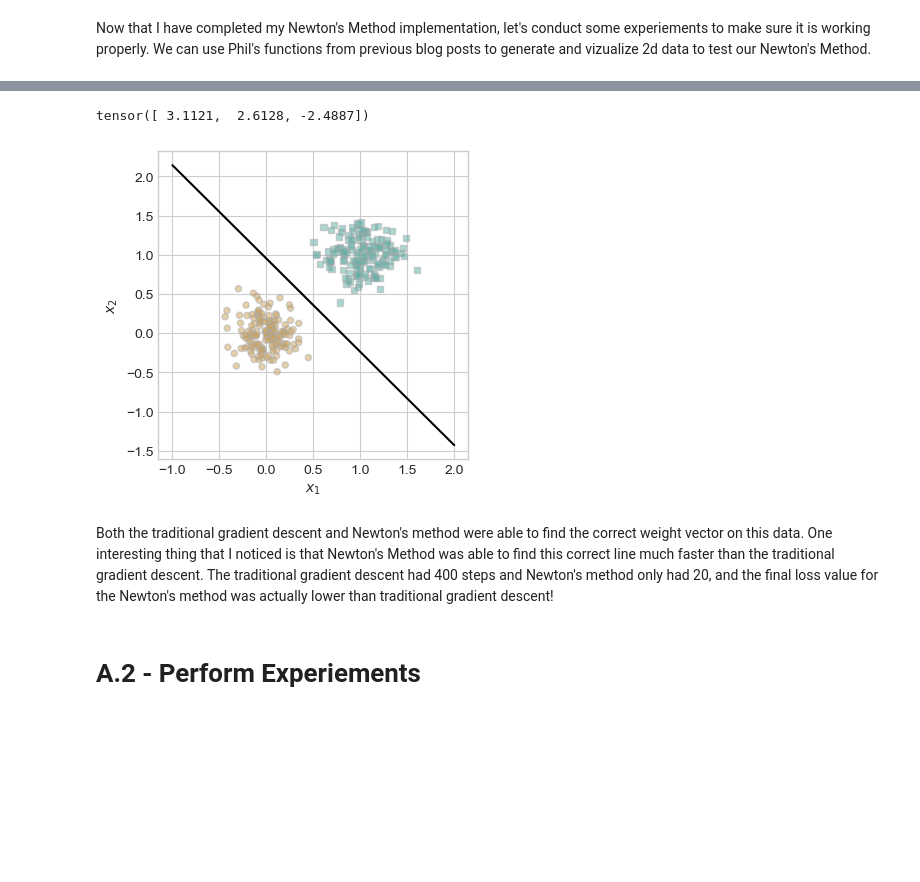
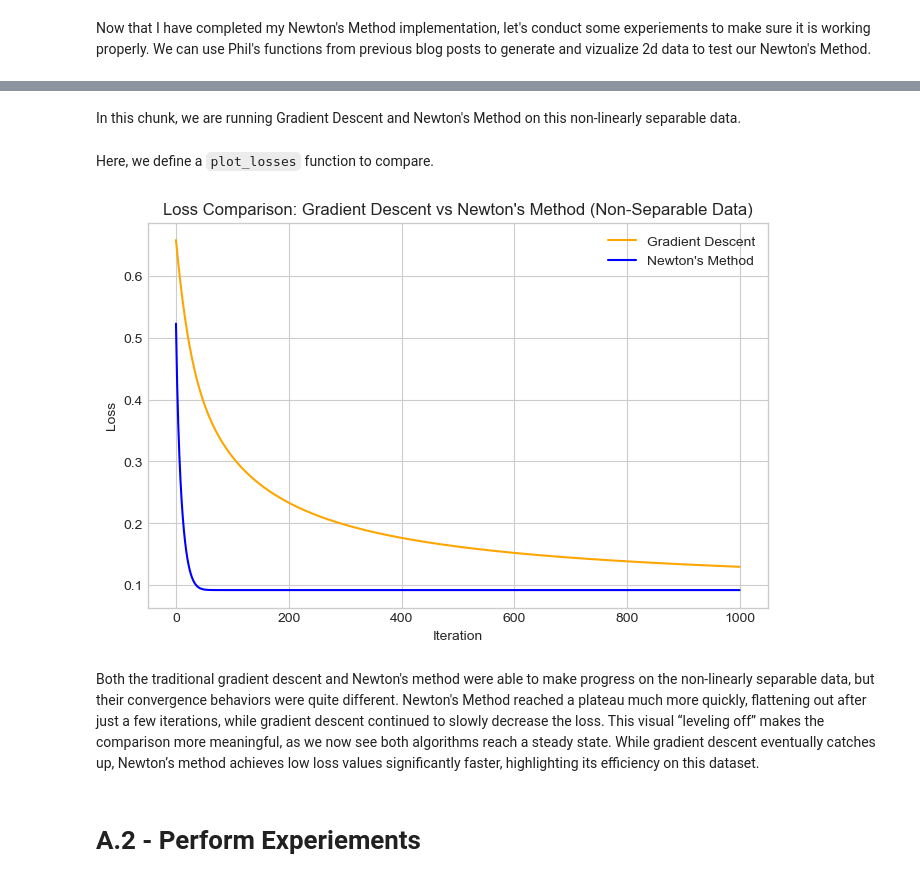
Before and after one commit to jacksonbhanson7/jacksonbhanson7.github.io, a Jupyter notebook: posts/Advanced Optimization: Newton’s Method and Adam/index.ipynb, the cells around one changed output, grey strips where cells are left out. Saved outputs shown, nothing was run; the diff lists cells and outputs as text; code cells hidden in the pictures; blank space fills up the shorter version.

```diff
--- a/posts/Advanced Optimization: Newton’s Method and Adam/index.ipynb
+++ b/posts/Advanced Optimization: Newton’s Method and Adam/index.ipynb
@@ -115,14 +64,45 @@ labs = plt.gca().set(xlabel = "Newton's Method Logistic Regression Iteration (Up
-# %%
-
-fig, ax = plt.subplots(1, 1, figsize = (4, 4))
-plot_data(X, y, ax)
-draw_line(LR.w, x_min = -1, x_max = 2, ax = ax, color = "black")
-LR.w
-# %% [output]
-tensor([ 3.1121,  2.6128, -2.4887])
-[figure, removed]
-# %% [markdown]
-Both the traditional gradient descent and Newton's method were able to find the correct weight vector on this data. One interesting thing that I noticed is that Newton's Method was able to find this correct line much faster than the traditional gradient descent. The traditional gradient descent had 400 steps and Newton's method only had 20, and the final loss value for the Newton's method was actually lower than traditional gradient descent!
+# %% [markdown]
+In this chunk, we are running Gradient Descent and Newton's Method on this non-linearly separable data.
+# %%
+# Run vanilla gradient descent
+LR_gd = LogisticRegression()
+opt_gd = GradientDescentOptimizer(LR_gd, alpha=0.1)
+
+loss_vec_gd = []
+for _ in range(1000):
+    loss = LR_gd.loss(X, y).item()
+    loss_vec_gd.append(loss)
+    opt_gd.step(X, y, beta=0)
+
+# Run Newton's Method
+LR_newton = LogisticRegression()
+opt_newton = NewtonOptimizer(LR_newton, alpha=.1)
+
+loss_vec_newton = []
+for _ in range(1000):
+    loss = LR_newton.loss(X, y).item()
+    loss_vec_newton.append(loss)
+    opt_newton.step(X, y)
+# %% [markdown]
+Here, we define a `plot_losses` function to compare.
+# %%
+# Define plotting function
+def plot_losses(gd_losses, newton_losses):
+    plt.figure(figsize=(8, 5))
+    plt.plot(gd_losses, label="Gradient Descent", color="orange")
+    plt.plot(newton_losses, label="Newton's Method", color="blue")
+    plt.xlabel("Iteration")
+    plt.ylabel("Loss")
+    plt.title("Loss Comparison: Gradient Descent vs Newton's Method (Non-Separable Data)")
+    plt.legend()
+    plt.grid(True)
+    plt.show()
+# %%
+plot_losses(loss_vec_gd, loss_vec_newton)
+# %% [output]
+[figure, added]
+# %% [markdown]
+Both the traditional gradient descent and Newton's method were able to make progress on the non-linearly separable data, but their convergence behaviors were quite different. Newton's Method reached a plateau much more quickly, flattening out after just a few iterations, while gradient descent continued to slowly decrease the loss. This visual “leveling off” makes the comparison more meaningful, as we now see both algorithms reach a steady state. While gradient descent eventually catches up, Newton’s method achieves low loss values significantly faster, highlighting its efficiency on this dataset.
 # %% [markdown]
 # A.2 - Perform Experiements
 # %% [markdown]
```
Also changed, not shown: parts of 6 cells of this notebook, 12 other files.
